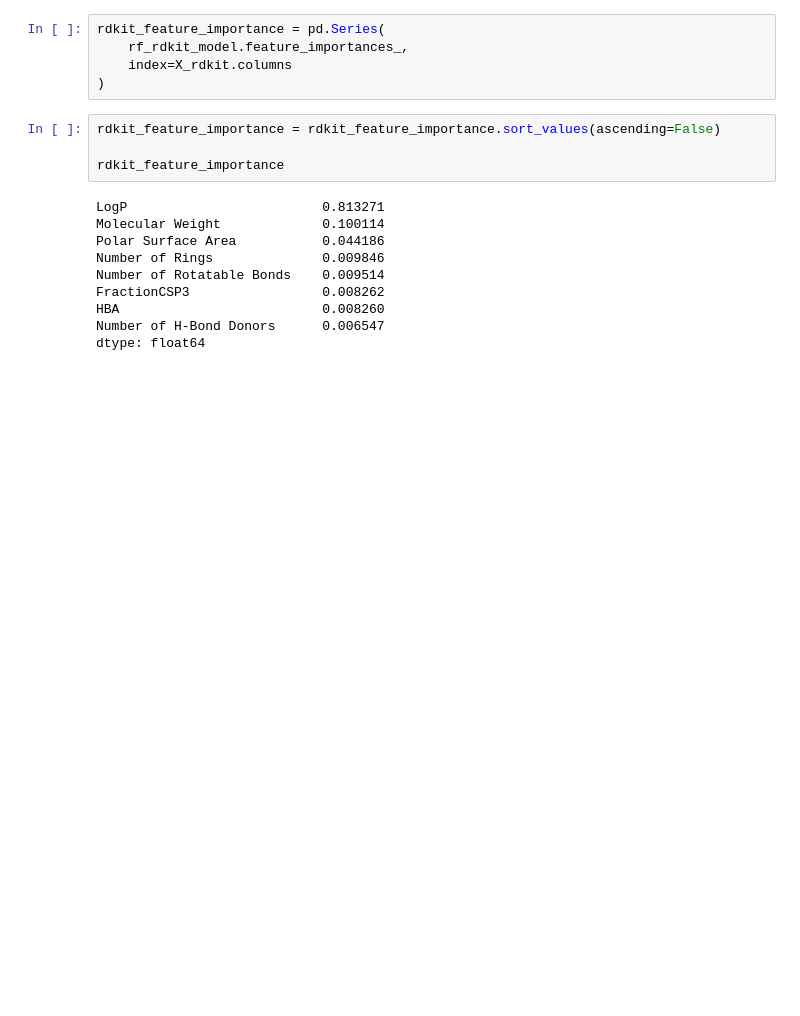
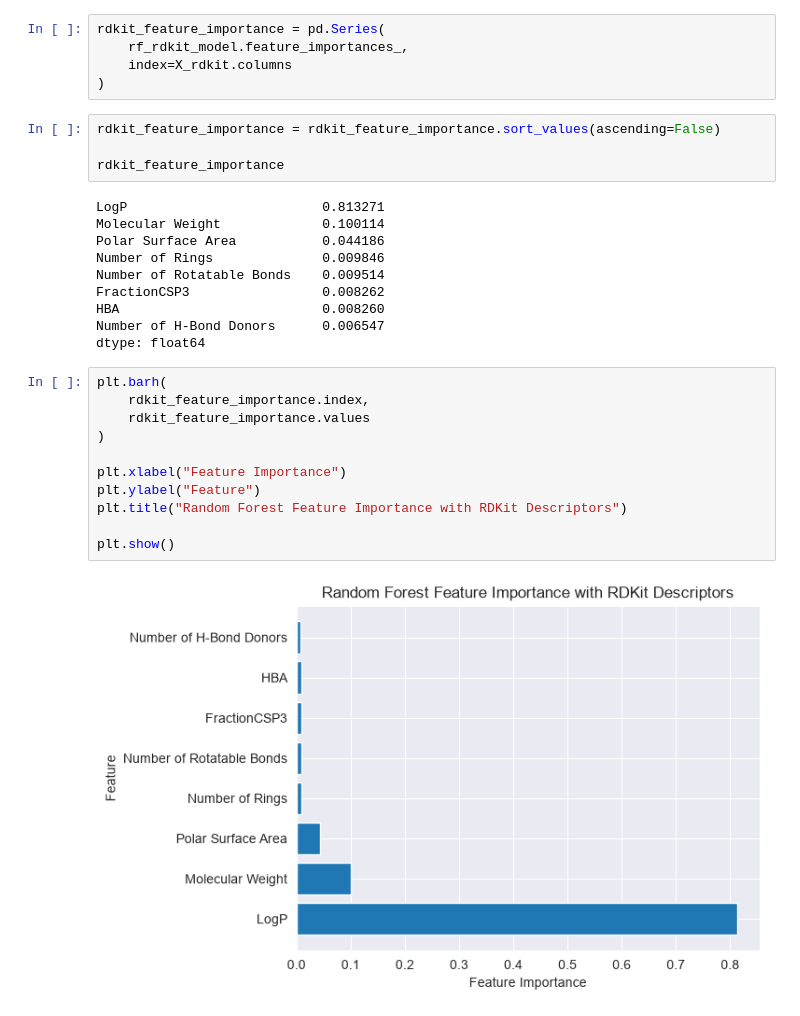
Before and after one commit to bernakayaoglu/Molecular-Solubility-Analysis, a Jupyter notebook: Molecular_Solubility_Analysis.ipynb, the cells around one changed output. Saved outputs shown, nothing was run; the diff lists cells and outputs as text; blank space fills up the shorter version.

```diff
--- a/Molecular_Solubility_Analysis.ipynb
+++ b/Molecular_Solubility_Analysis.ipynb
@@ -1537,3 +1537,16 @@ FractionCSP3                 0.008262
 HBA                          0.008260
 Number of H-Bond Donors      0.006547
 dtype: float64
+# %%
+plt.barh(
+    rdkit_feature_importance.index,
+    rdkit_feature_importance.values
+)
+
+plt.xlabel("Feature Importance")
+plt.ylabel("Feature")
+plt.title("Random Forest Feature Importance with RDKit Descriptors")
+
+plt.show()
+# %% [output]
+[figure, added]
```
Also changed, not shown: parts of 42 cells of this notebook, 1 other file.
